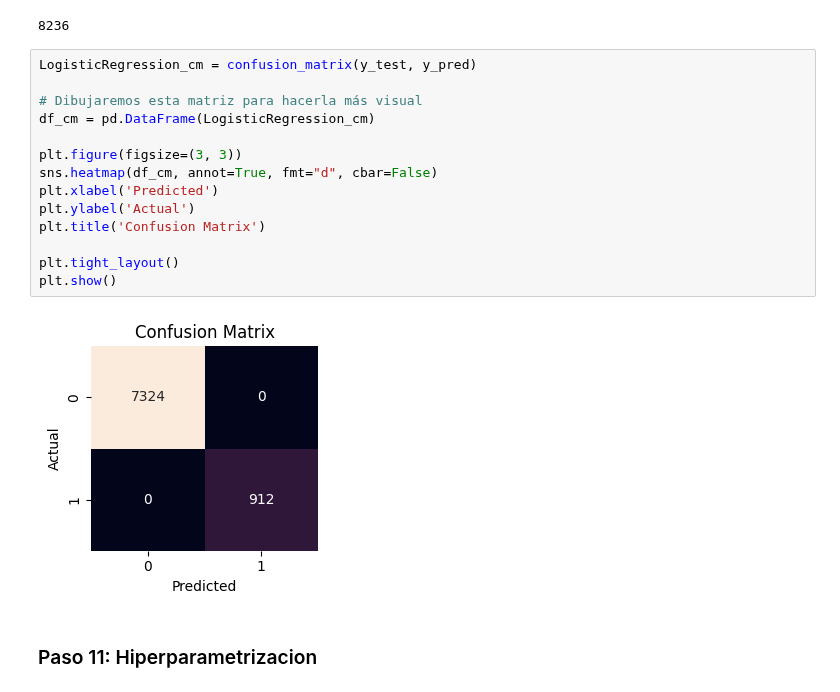
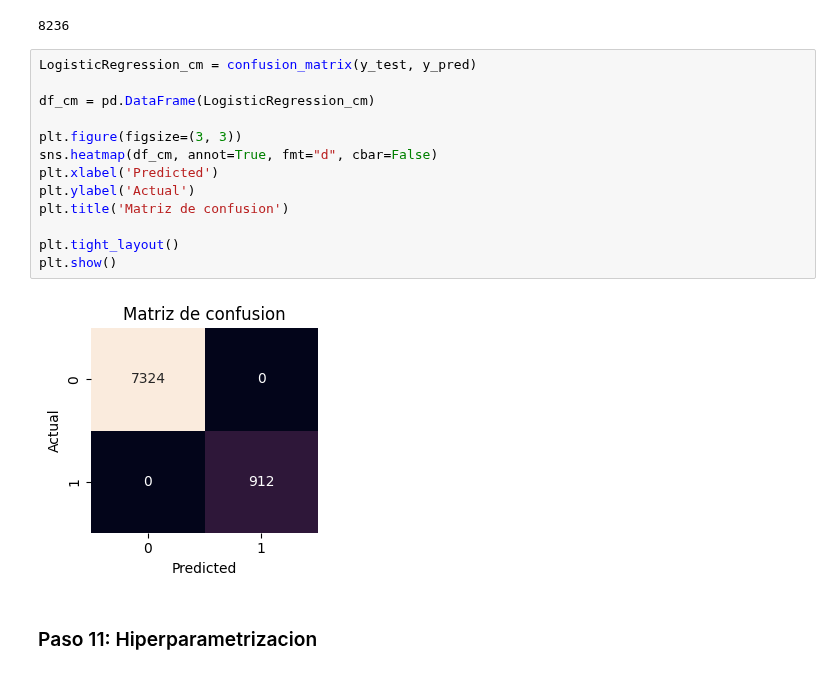
Before and after one commit to 4GeeksAcademy/GuilloMansa-MachineLearning, a Jupyter notebook: src/01-logistic-regression.ipynb, the cells around one changed output. Saved outputs shown, nothing was run; the diff lists cells and outputs as text.

```diff
--- a/src/01-logistic-regression.ipynb
+++ b/src/01-logistic-regression.ipynb
@@ -463,19 +463,18 @@ len(y_pred)
 # %%
 LogisticRegression_cm = confusion_matrix(y_test, y_pred)
 
-# Dibujaremos esta matriz para hacerla más visual
 df_cm = pd.DataFrame(LogisticRegression_cm)
 
 plt.figure(figsize=(3, 3))
 sns.heatmap(df_cm, annot=True, fmt="d", cbar=False)
 plt.xlabel('Predicted')
 plt.ylabel('Actual')
-plt.title('Confusion Matrix')
+plt.title('Matriz de confusion')
 
 plt.tight_layout()
 plt.show()
 # %% [output]
-[figure, old version]
+[figure, new version]
 # %% [markdown]
 ### Paso 11: Hiperparametrizacion
 # %%
```
Also changed, not shown: 1 other file.
